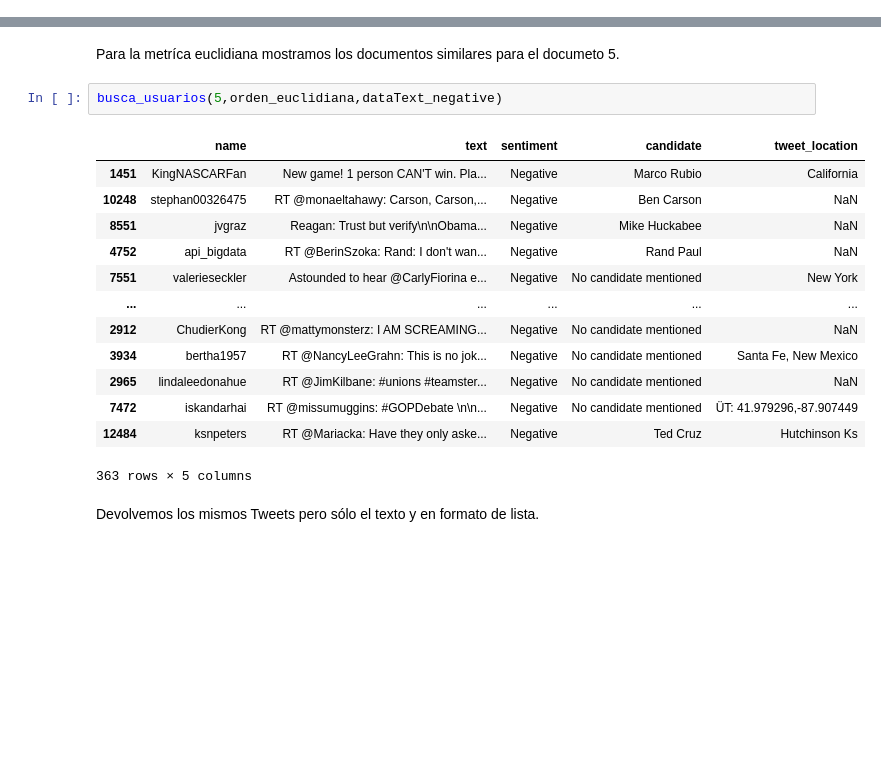
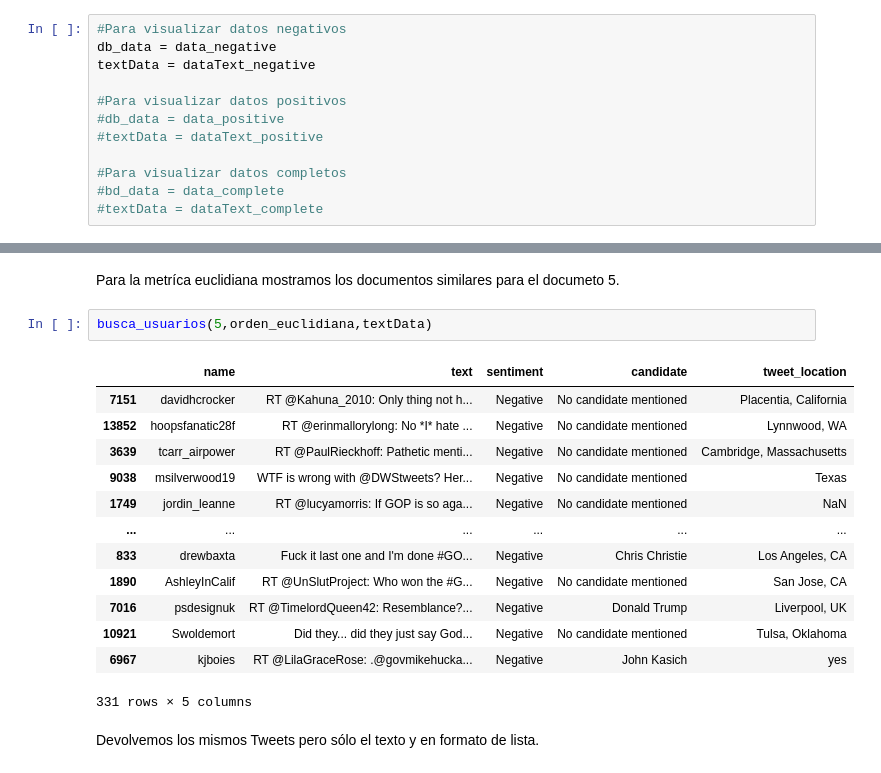
Before and after one commit to misaelLS21/datos_masivos, a Jupyter notebook: proyecto_6/DM_proyecto6.ipynb, the cells around one changed output, grey strips where cells are left out. Drawn from its saved outputs; the diff is of its cells as text; blank space fills up the shorter version.

```diff
--- a/proyecto_6/DM_proyecto6.ipynb
+++ b/proyecto_6/DM_proyecto6.ipynb
@@ -252,3 +250,15 @@ db_data = data_negative
+# %%
+#Para visualizar datos negativos
+db_data = data_negative
+textData = dataText_negative
+
+#Para visualizar datos positivos
+#db_data = data_positive
+#textData = dataText_positive
+
+#Para visualizar datos completos
+#bd_data = data_complete
+#textData = dataText_complete
 # %% [markdown]
 Realizamos la partición de la información en una permutación aleatoria de consultas para después compar los documentos más parecidos con respecto a la base de Tweets usando consultas.
 # %%
@@ -567,21 +575,21 @@ def busca_usuarios(documento,datos,base):
 # %% [markdown]
 Para la metríca euclidiana mostramos los documentos similares para el documeto 5.
 # %%
-busca_usuarios(5,orden_euclidiana,dataText_negative)
+busca_usuarios(5,orden_euclidiana,textData)
 # %% [output]
 |  | name | text | sentiment | candidate | tweet_location |
-| 1451 | KingNASCARFan | New game! 1 person CAN'T win. Pla... | Negative | Marco Rubio | California |
-| 10248 | stephan00326475 | RT @monaeltahawy: Carson, Carson,... | Negative | Ben Carson | NaN |
-| 8551 | jvgraz | Reagan: Trust but verify\n\nObama... | Negative | Mike Huckabee | NaN |
-| 4752 | api_bigdata | RT @BerinSzoka: Rand: I don't wan... | Negative | Rand Paul | NaN |
-| 7551 | valerieseckler | Astounded to hear @CarlyFiorina e... | Negative | No candidate mentioned | New York |
+| 7151 | davidhcrocker | RT @Kahuna_2010: Only thing not h... | Negative | No candidate mentioned | Placentia, California |
+| 13852 | hoopsfanatic28f | RT @erinmallorylong: No *I* hate ... | Negative | No candidate mentioned | Lynnwood, WA |
+| 3639 | tcarr_airpower | RT @PaulRieckhoff: Pathetic menti... | Negative | No candidate mentioned | Cambridge, Massachusetts |
+| 9038 | msilverwood19 | WTF is wrong with @DWStweets? Her... | Negative | No candidate mentioned | Texas |
+| 1749 | jordin_leanne | RT @lucyamorris: If GOP is so aga... | Negative | No candidate mentioned | NaN |
 | ... | ... | ... | ... | ... | ... |
-| 2912 | ChudierKong | RT @mattymonsterz: I AM SCREAMING... | Negative | No candidate mentioned | NaN |
-| 3934 | bertha1957 | RT @NancyLeeGrahn: This is no jok... | Negative | No candidate mentioned | Santa Fe, New Mexico |
-| 2965 | lindaleedonahue | RT @JimKilbane: #unions #teamster... | Negative | No candidate mentioned | NaN |
-| 7472 | iskandarhai | RT @missumuggins: #GOPDebate \n\n... | Negative | No candidate mentioned | ÜT: 41.979296,-87.907449 |
-| 12484 | ksnpeters | RT @Mariacka: Have they only aske... | Negative | Ted Cruz | Hutchinson Ks |
+| 833 | drewbaxta | Fuck it last one and I'm done #GO... | Negative | Chris Christie | Los Angeles, CA |
+| 1890 | AshleyInCalif | RT @UnSlutProject: Who won the #G... | Negative | No candidate mentioned | San Jose, CA |
+| 7016 | psdesignuk | RT @TimelordQueen42: Resemblance?... | Negative | Donald Trump | Liverpool, UK |
+| 10921 | Swoldemort | Did they... did they just say God... | Negative | No candidate mentioned | Tulsa, Oklahoma |
+| 6967 | kjboies | RT @LilaGraceRose: .@govmikehucka... | Negative | John Kasich | yes |
-363 rows × 5 columns
+331 rows × 5 columns
 # %% [markdown]
 Devolvemos los mismos Tweets pero sólo el texto y en formato de lista.
 # %%
```
Also changed, not shown: parts of 12 cells of this notebook.
